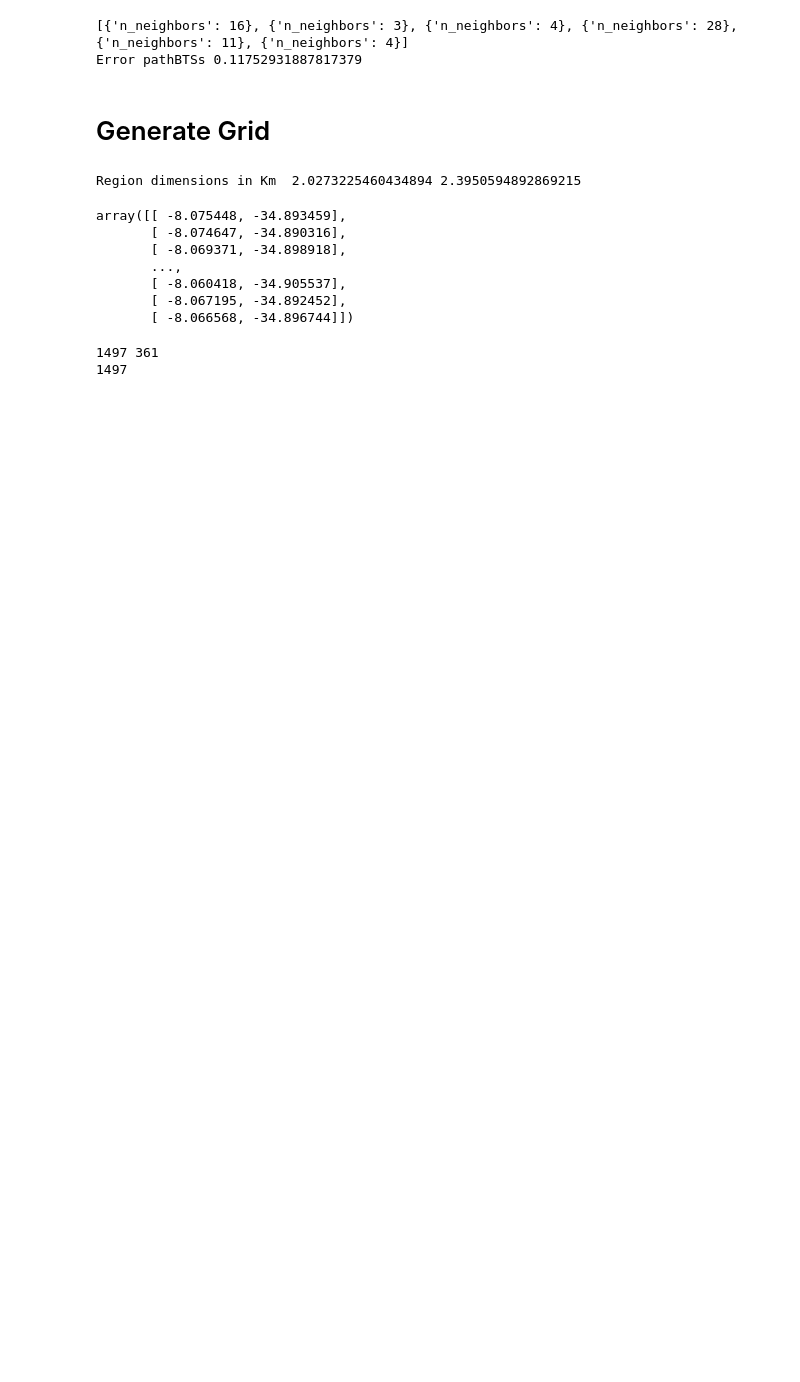
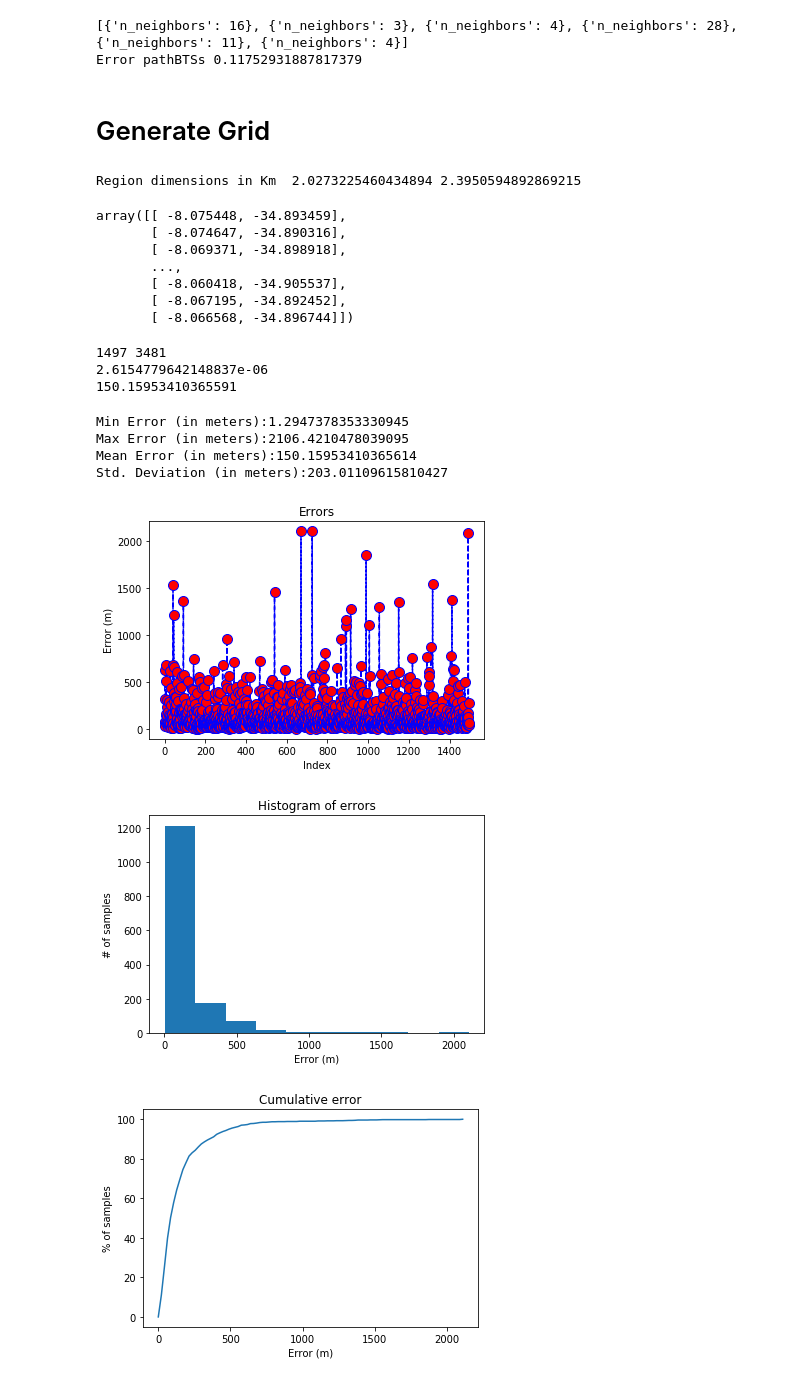
Before and after one commit to Decezaris/Cmoveis, a Jupyter notebook: main - Copy.ipynb, the cells around one changed output. Saved outputs shown, nothing was run; the diff lists cells and outputs as text; code cells hidden in the pictures; blank space fills up the shorter version.

```diff
--- a/main - Copy.ipynb
+++ b/main - Copy.ipynb
@@ -121,8 +134,8 @@ cell_size = 0.020 #grid in kilometers
 side_square = max(side_a, side_b)
 
 grid_step = ceil(side_square / cell_size) + 1
-grid_lats = np.linspace(min_lat, max_lat, 20)
-grid_lons = np.linspace(min_lon, max_lon, 20)
+grid_lats = np.linspace(min_lat, max_lat, 60)
+grid_lons = np.linspace(min_lon, max_lon, 60)
 
 lat_centers = [(l1 + l2)/2 for l1, l2 in zip(grid_lats, grid_lats[1:])]
 lon_centers = [(l1 + l2)/2 for l1, l2 in zip(grid_lons, grid_lons[1:])]
@@ -216,11 +229,12 @@ for (lat, lon), _ in cells:
 map_.save("grid.html")
 # %%
 from scipy.spatial import distance
+from numpy.linalg import inv, det
 
 test_positions = pd.read_csv("LocTreino_Equipe_8.csv")
 test_positions.dropna(inplace=True)
 test_positions.reset_index(inplace=True,drop=True)
-
+#display(test_positions)
 scaler = StandardScaler()
 numerical = ["pathBTS1","pathBTS2","pathBTS3","pathBTS4","pathBTS5","pathBTS6","taBTS1","taBTS2","taBTS3","taBTS4","taBTS5","taBTS6"]
 
@@ -237,26 +251,35 @@ closest_list = []
 closest=[]
 for p1 in p_loss_true.values:
     temp = 1e8
-    #print("reference point: ", p1)
     for p2 in p_loss:
+        #mean = np.mean([p1, p2[1]])
+        #V = np.cov(p1, p2[1])
+
+        #p1_c = list(map(lambda x: x - mean, p1))
+        #p2_c = list(map(lambda x: x - mean, p2[1]))
+
+        #if(det(V) != 0):
+        #d = distance.euclidean(p1, p2[1])
+         #   VI = inv(V)
+          #  d = distance.mahalanobis(p1_c, p2_c, VI)
+        #else:
         d = distance.euclidean(p1, p2[1])
         if(d < temp):
             temp = d
             closest = p2
-        #print(p2)
     closest_list.append(closest)
-    #print("closest:", closest_list)
-    #print("closest point: ", closest)
 
-#print(len([list(x[0]) for x in closest_list]))
+lat_lon_closest = [list(x[0]) for x in closest_list]
 
-#print(distance_all_cells.sort())
+ems = mean_squared_error(lat_lon.values, lat_lon_closest)
+print(ems)
 
-#for p1, p2 in cells[1], path_loss.values:
- #   print(p1,p2)
+dif_dist = []
+for i, j in zip(lat_lon_closest, lat_lon.values):
+    dif_dist.append(geodesicDistance(i, j) * 1000)
 
-ems = mean_squared_error(lat_lon.values,  [list(x[0]) for x in closest_list])
-#print(ems)
+
+print(sum(dif_dist)/len(dif_dist))
 # %% [output]
 array([[ -8.075448, -34.893459],
        [ -8.074647, -34.890316],
@@ -265,5 +288,20 @@ array([[ -8.075448, -34.893459],
        [ -8.060418, -34.905537],
        [ -8.067195, -34.892452],
        [ -8.066568, -34.896744]])
-1497 361
-1497
+1497 3481
+2.6154779642148837e-06
+150.15953410365591
+# %%
+from util.statistics import get_errors,show_stats,show_stats_graphs,show_box_plots
+
+error_fingerprint = get_errors(lat_lon, lat_lon_closest)
+show_stats(error_fingerprint)
+show_stats_graphs(error_fingerprint)
+# %% [output]
+Min Error (in meters):1.2947378353330945
+Max Error (in meters):2106.4210478039095
+Mean Error (in meters):150.15953410365614
+Std. Deviation (in meters):203.01109615810427
+[figure, added]
+[figure, added]
+[figure, added]
```
Also changed, not shown: parts of 6 cells of this notebook, 4 other files.
